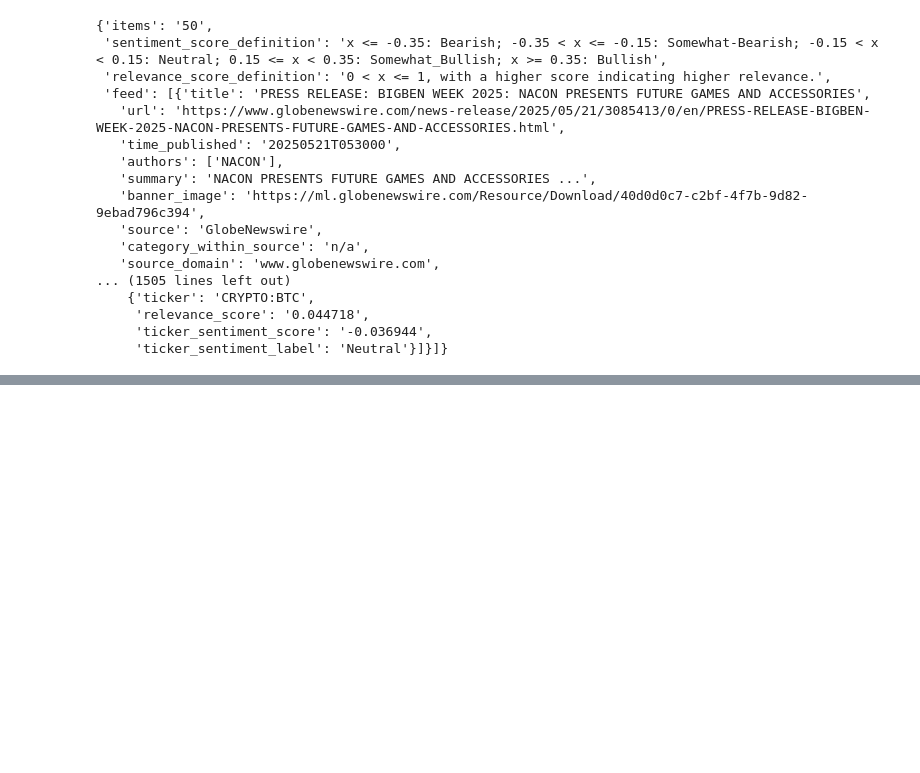
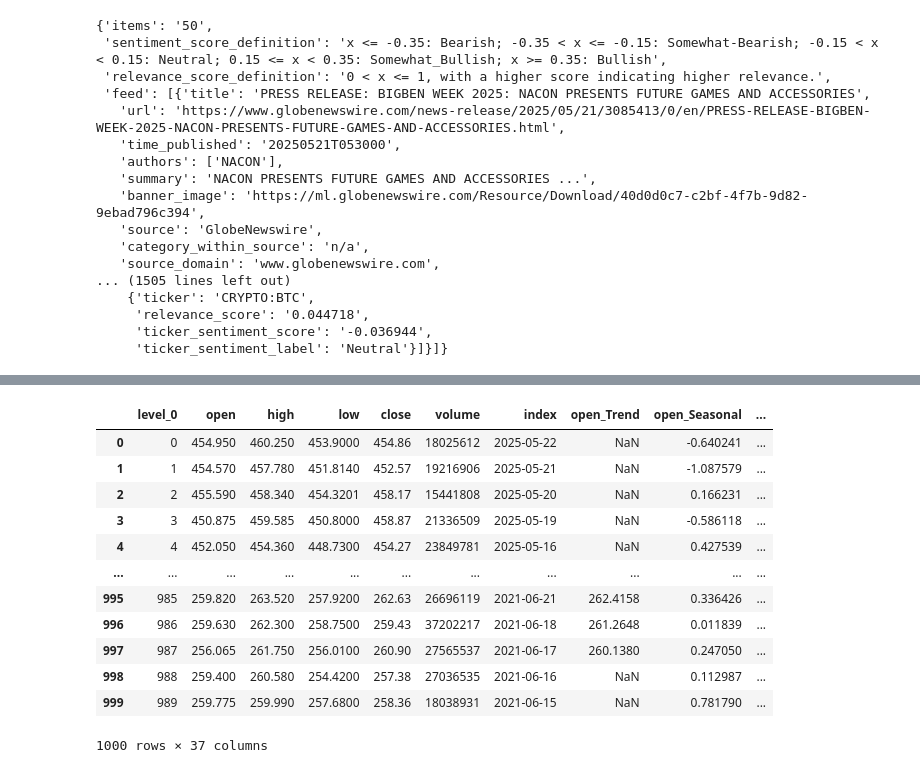
Before and after one commit to WizadCarton11/BloomTrading, a Jupyter notebook: ML/data_upload_test.ipynb, the cells around one changed output, grey strips where cells are left out. Cells and saved outputs as stored; diff of their text form; code cells hidden in the pictures; blank space fills up the shorter version.

```diff
--- a/ML/data_upload_test.ipynb
+++ b/ML/data_upload_test.ipynb
@@ -491,0 +664,17 @@ news
+# %%
+sda=StockDataAnalyser(stock_symbol='MSFT')
+sda.get_stock_data()
+# %% [output]
+|  | level_0 | open | high | low | close | volume | index | open_Trend | open_Seasonal | ... |
+| 0 | 0 | 454.950 | 460.250 | 453.9000 | 454.86 | 18025612 | 2025-05-22 | NaN | -0.640241 | ... |
+| 1 | 1 | 454.570 | 457.780 | 451.8140 | 452.57 | 19216906 | 2025-05-21 | NaN | -1.087579 | ... |
+| 2 | 2 | 455.590 | 458.340 | 454.3201 | 458.17 | 15441808 | 2025-05-20 | NaN | 0.166231 | ... |
+| 3 | 3 | 450.875 | 459.585 | 450.8000 | 458.87 | 21336509 | 2025-05-19 | NaN | -0.586118 | ... |
+| 4 | 4 | 452.050 | 454.360 | 448.7300 | 454.27 | 23849781 | 2025-05-16 | NaN | 0.427539 | ... |
+| ... | ... | ... | ... | ... | ... | ... | ... | ... | ... | ... |
+| 995 | 985 | 259.820 | 263.520 | 257.9200 | 262.63 | 26696119 | 2021-06-21 | 262.4158 | 0.336426 | ... |
+| 996 | 986 | 259.630 | 262.300 | 258.7500 | 259.43 | 37202217 | 2021-06-18 | 261.2648 | 0.011839 | ... |
+| 997 | 987 | 256.065 | 261.750 | 256.0100 | 260.90 | 27565537 | 2021-06-17 | 260.1380 | 0.247050 | ... |
+| 998 | 988 | 259.400 | 260.580 | 254.4200 | 257.38 | 27036535 | 2021-06-16 | NaN | 0.112987 | ... |
+| 999 | 989 | 259.775 | 259.990 | 257.6800 | 258.36 | 18038931 | 2021-06-15 | NaN | 0.781790 | ... |
+1000 rows × 37 columns
```
Also changed, not shown: parts of 2 cells of this notebook, 5 other files.
